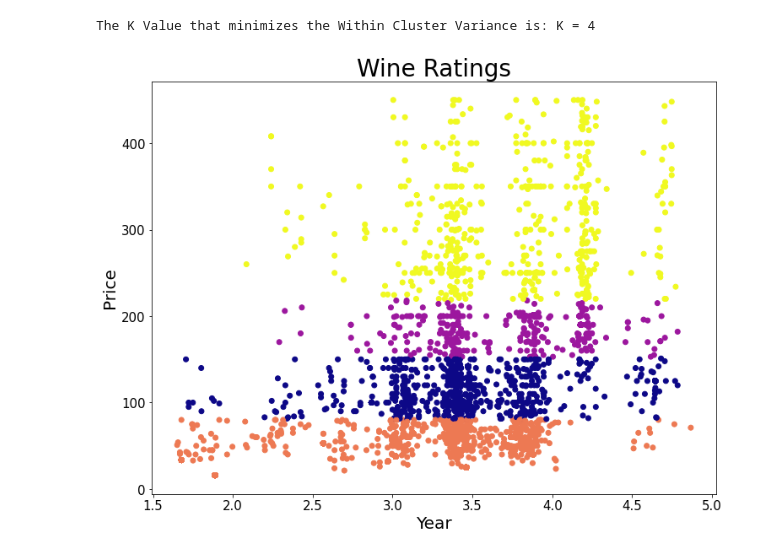
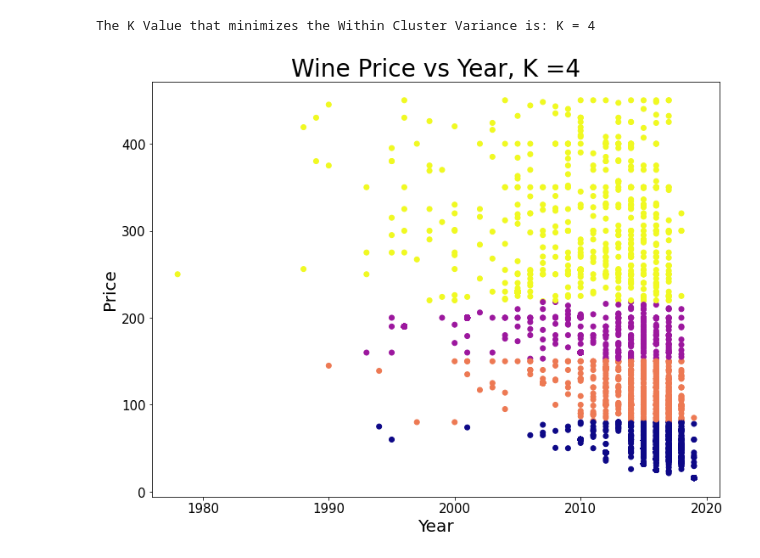
Before and after one commit to dylanw-main/Data_Analytics, a Jupyter notebook: Final_Project_Notebook.ipynb, the cells around one changed output. Cells and saved outputs as stored; diff of their text form; code cells hidden in the pictures.

```diff
--- a/Final_Project_Notebook.ipynb
+++ b/Final_Project_Notebook.ipynb
@@ -234,15 +234,15 @@ The K Value that minimizes the Within Cluster Variance is: K = 4
 # %%
 kmeans = KMeans(n_clusters = minCluster, n_init = 10, max_iter = 300).fit(X_test_wine)
 labels = kmeans.labels_
 centroids = kmeans.cluster_centers_
 
 
 
 plt.figure(figsize = (12,9))
-plt.scatter(X_test_wine['Acidity'], X_test_wine['Price'], c = labels, cmap='plasma')
+plt.scatter(X_test_wine['Year'], X_test_wine['Price'], c = labels, cmap='plasma')
 #sns.scatterplot(data=df_reds, x="Price", y="Country", c = labels, marker = 'o', legend = 'auto', palette = 'plasma_r')
 plt.xlabel('Year', fontsize = '20')
 plt.ylabel('Price',fontsize = '20')
-plt.title('Wine Ratings', fontsize = '28');
+plt.title('Wine Price vs Year, K =4', fontsize = '28');
 # %% [output]
-[figure, old version]
+[figure, new version]
```
